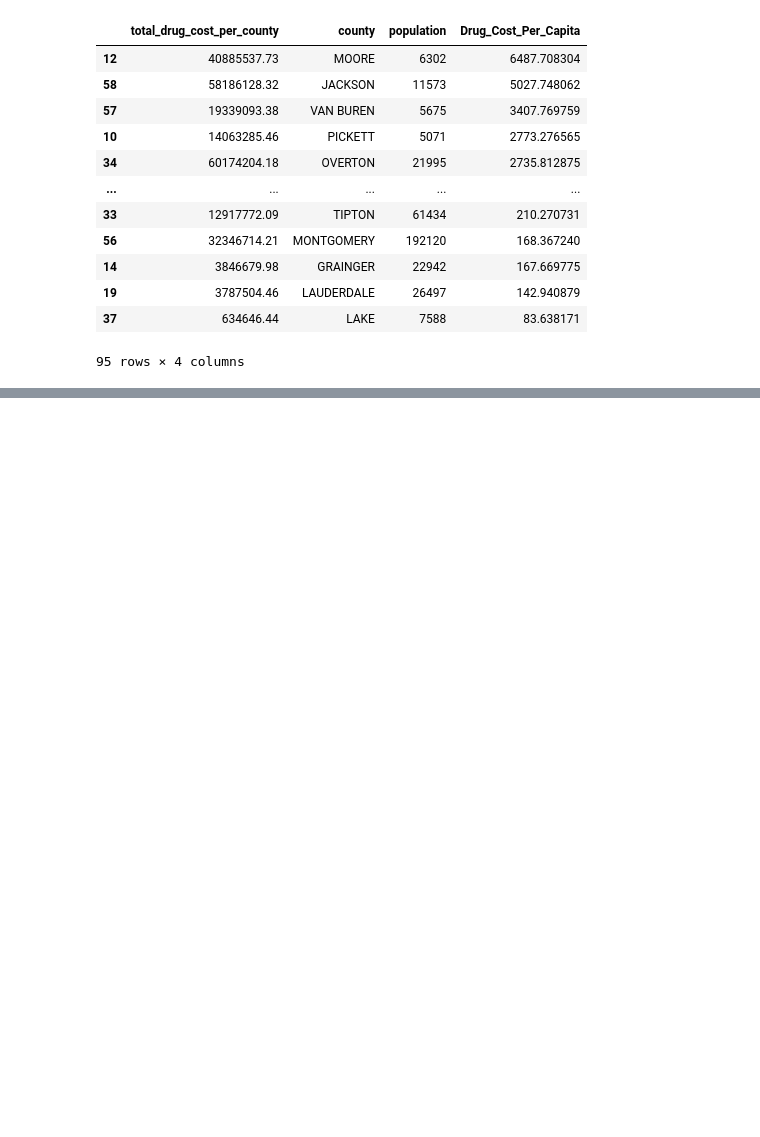
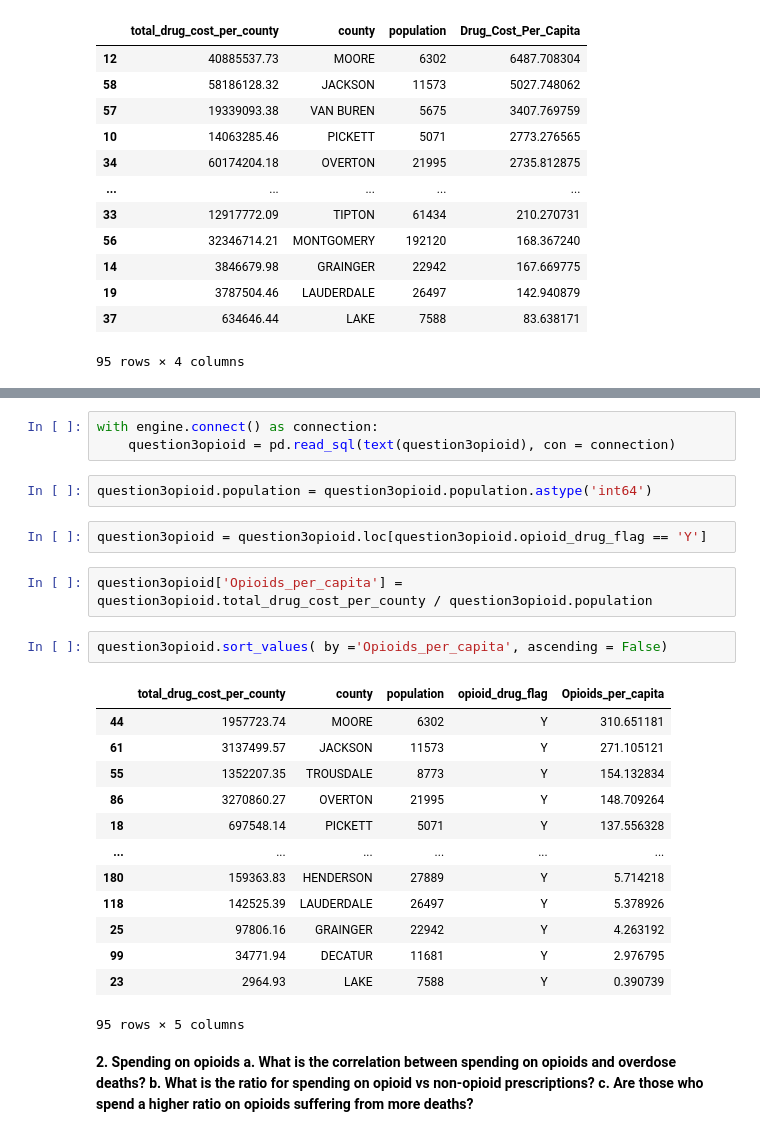
Before and after one commit to NSS-Full-Time-Data-Analytics-14/prescription-drugs-python-snickers, a Jupyter notebook: Notebook/Prescriptions_Project.ipynb, the cells around one changed output, grey strips where cells are left out. Drawn from its saved outputs; the diff is of its cells as text; blank space fills up the shorter version.

```diff
--- a/Notebook/Prescriptions_Project.ipynb
+++ b/Notebook/Prescriptions_Project.ipynb
@@ -197,0 +291,30 @@ question3pop.sort_values(by ='Drug_Cost_Per_Capita', ascending = False)
+# %%
+with engine.connect() as connection:
+    question3opioid = pd.read_sql(text(question3opioid), con = connection)
+# %%
+question3opioid.population = question3opioid.population.astype('int64')
+# %%
+question3opioid = question3opioid.loc[question3opioid.opioid_drug_flag == 'Y']
+# %%
+question3opioid['Opioids_per_capita'] = question3opioid.total_drug_cost_per_county / question3opioid.population
+# %%
+question3opioid.sort_values( by ='Opioids_per_capita', ascending = False)
+# %% [output]
+|  | total_drug_cost_per_county | county | population | opioid_drug_flag | Opioids_per_capita |
+| 44 | 1957723.74 | MOORE | 6302 | Y | 310.651181 |
+| 61 | 3137499.57 | JACKSON | 11573 | Y | 271.105121 |
+| 55 | 1352207.35 | TROUSDALE | 8773 | Y | 154.132834 |
+| 86 | 3270860.27 | OVERTON | 21995 | Y | 148.709264 |
+| 18 | 697548.14 | PICKETT | 5071 | Y | 137.556328 |
+| ... | ... | ... | ... | ... | ... |
+| 180 | 159363.83 | HENDERSON | 27889 | Y | 5.714218 |
+| 118 | 142525.39 | LAUDERDALE | 26497 | Y | 5.378926 |
+| 25 | 97806.16 | GRAINGER | 22942 | Y | 4.263192 |
+| 99 | 34771.94 | DECATUR | 11681 | Y | 2.976795 |
+| 23 | 2964.93 | LAKE | 7588 | Y | 0.390739 |
+95 rows × 5 columns
+# %% [markdown]
+**2. Spending on opioids
+  a. What is the correlation between spending on opioids and overdose deaths?
+  b. What is the ratio for spending on opioid vs non-opioid prescriptions?
+  c. Are those who spend a higher ratio on opioids suffering from more deaths?**
```
Also changed, not shown: parts of 19 cells of this notebook.
